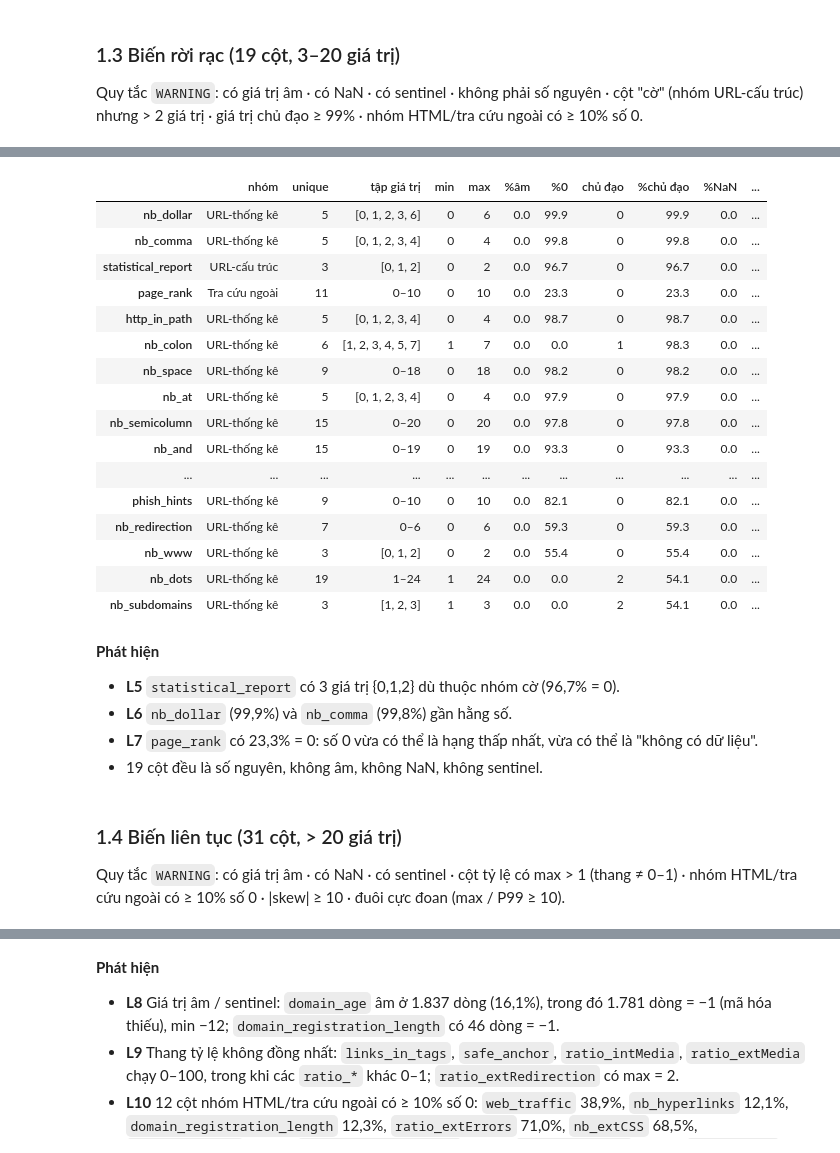
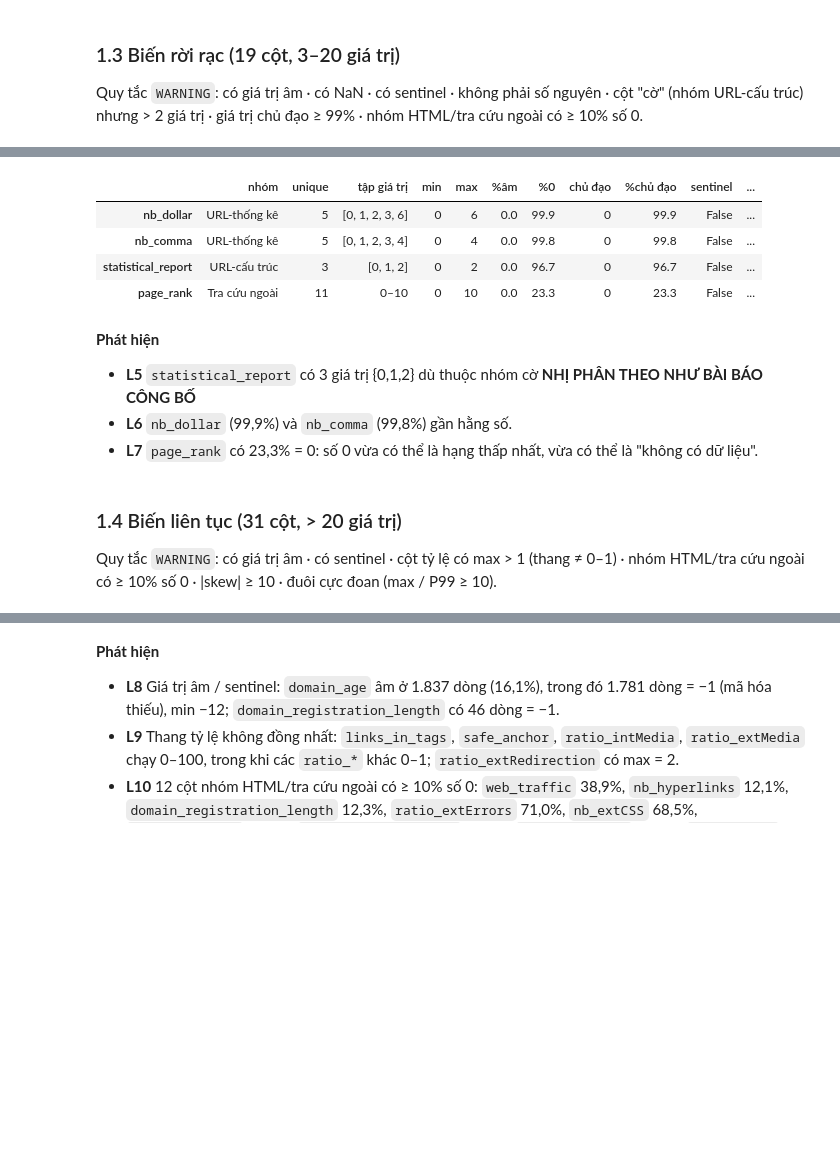
Before and after one commit to Meteor1238/optimization_algorithm_phishing_detection, a Jupyter notebook: notebooks/01_eda_dataset_B_05_2020.ipynb, the cells around one changed output, grey strips where cells are left out. Saved outputs shown, nothing was run; the diff lists cells and outputs as text; code cells hidden in the pictures; blank space fills up the shorter version.

```diff
--- a/notebooks/01_eda_dataset_B_05_2020.ipynb
+++ b/notebooks/01_eda_dataset_B_05_2020.ipynb
@@ -32,10 +32,6 @@ display(pd.Series({
   "Dòng trùng toàn bộ": int(df.duplicated().sum()),
   "URL trùng": int(df.url.duplicated().sum()),
   "Dòng trùng đặc trưng (bỏ url)": int(fe.duplicated().sum()),
-  "Host duy nhất": int(host.nunique()),
-  "Host có >1 URL / số dòng thuộc các host đó": f"{int((vc>1).sum())} / {int(vc[vc>1].sum())} ({vc[vc>1].sum()/len(df):.1%})",
-  "Host nhiều URL nhất": f"{vc.index[0]} ({vc.iloc[0]})",
-  "Host bị gán cả 2 nhãn": int(df.assign(host=host).groupby("host").status.nunique().gt(1).sum()),
 }, name="giá trị").to_frame())
 # %% [output]
 |  | giá trị |
@@ -76,26 +74,30 @@ display(pd.DataFrame({"số cột": kind.value_counts().sort_index(),
 Quy tắc `WARNING`: mã hóa khác {0,1} · lưu dạng float · có NaN · có sentinel (−1, −99, −999, 999, 9999...) · gần hằng số (giá trị thiểu số < 1%).
 # %%
 SENT = [-1, -99, -999, -9999, 999, 9999, 99999]
-def show(t):
-    paint = lambda v: "background-color:#ffd9b3" if v == "WARNING" else "background-color:#d9f2d9"
-    st = t.style.format(precision=1); (st.map if hasattr(st, "map") else st.applymap)(paint, subset=["status"])
-    print("OK:", int((t.status == "OK").sum()), "| WARNING:", int((t.status == "WARNING").sum())); display(st)
+
+def show(t, mode="WARNING"): # Có 3 mode là WARNING, OK, ALL. Mặc định là WARNING. Muốn in ra để xem chỉ số thì đổi mode lại
+    if mode != "ALL": t = t[t["status"] == mode]
+    paint = lambda v: "background-color: #c62828" if v == "WARNING" else "background-color: #1e8e3e"
+    st = t.style.format(precision=1)
+    (st.map if hasattr(st, "map") else st.applymap)(paint, subset=["status"])
+    display(st)
 
 b = nu[nu == 2].index
 B = pd.DataFrame({"nhóm": pd.Series(GROUP)[b], "dtype": X[b].dtypes.astype(str),
                   "tập giá trị": [str(sorted(X[c].unique().tolist())) for c in b],
                   "đúng {0,1}": [set(X[c].unique()) == {0, 1} for c in b],
-                  "%0": (X[b] == 0).mean()*100, "%1": (X[b] == 1).mean()*100, "%NaN": X[b].isna().mean()*100,
+                  "%0": (X[b] == 0).mean()*100, "%1": (X[b] == 1).mean()*100,
                   "sentinel": [bool(X[c].isin(SENT).any()) for c in b]})
-B["%thiểu số"] = B[["%0", "%1"]].min(axis=1); B["n thiểu số"] = (B["%thiểu số"]/100*len(X)).round().astype(int)
+B["%thiểu số"] = B[["%0", "%1"]].min(axis=1); B["số dòng thiểu số"] = (B["%thiểu số"]/100*len(X)).round().astype(int)
+
 def why(r):
     o = []
     if not r["đúng {0,1}"]: o.append("mã hóa ≠ {0,1}")
     if not r["dtype"].startswith("int"): o.append("lưu float")
-    if r["%NaN"] > 0: o.append("có NaN")
     if r.sentinel: o.append("có sentinel")
     if r["%thiểu số"] < 1: o.append("gần hằng số (<1%)")
     return "; ".join(o)
+
 B["ghi chú"] = B.apply(why, axis=1); B["status"] = np.where(B["ghi chú"] == "", "OK", "WARNING")
 show(B.sort_values("%thiểu số"))
 # %% [output]
@@ -130,19 +128,19 @@ D = pd.DataFrame({"nhóm": pd.Series(GROUP)[d], "unique": nu[d],
                   "tập giá trị": [str(sorted(X[c].unique().tolist())) if nu[c] <= 6 else f"{X[c].min():g}–{X[c].max():g}" for c in d],
                   "min": X[d].min(), "max": X[d].max(), "%âm": (X[d] < 0).mean()*100, "%0": (X[d] == 0).mean()*100,
                   "chủ đạo": X[d].apply(lambda s: s.value_counts().index[0]), "%chủ đạo": X[d].apply(lambda s: s.value_counts(normalize=True).iloc[0])*100,
-                  "%NaN": X[d].isna().mean()*100, "sentinel": [bool(X[c].isin(SENT).any()) for c in d],
+                  "sentinel": [bool(X[c].isin(SENT).any()) for c in d],
                   "số nguyên": [bool((X[c] % 1 == 0).all()) for c in d]})
-zero_sensitive = D.nhóm.isin(["HTML-liên kết", "HTML-nội dung", "Tra cứu ngoài"])
+
 def why(r):
     o = []
     if r["%âm"] > 0: o.append("có giá trị âm")
-    if r["%NaN"] > 0: o.append("có NaN")
     if r.sentinel: o.append("có sentinel")
     if not r["số nguyên"]: o.append("không nguyên")
     if r["nhóm"] == "URL-cấu trúc": o.append("cờ có >2 giá trị")
     if r["%chủ đạo"] >= 99: o.append("gần hằng số (≥99%)")
     if r["nhóm"] in ("HTML-liên kết", "HTML-nội dung", "Tra cứu ngoài") and r["%0"] >= 10: o.append("nhiều số 0 (nghi thiếu)")
     return "; ".join(o)
+
 D["ghi chú"] = D.apply(why, axis=1); D["status"] = np.where(D["ghi chú"] == "", "OK", "WARNING")
 show(D.sort_values(["status", "%chủ đạo"], ascending=[False, False]))
 # %% [output]
@@ -150,29 +147,16 @@ OK: 15 | WARNING: 4
-|  | nhóm | unique | tập giá trị | min | max | %âm | %0 | chủ đạo | %chủ đạo | %NaN | ... |
-| nb_dollar | URL-thống kê | 5 | [0, 1, 2, 3, 6] | 0 | 6 | 0.0 | 99.9 | 0 | 99.9 | 0.0 | ... |
-| nb_comma | URL-thống kê | 5 | [0, 1, 2, 3, 4] | 0 | 4 | 0.0 | 99.8 | 0 | 99.8 | 0.0 | ... |
-| statistical_report | URL-cấu trúc | 3 | [0, 1, 2] | 0 | 2 | 0.0 | 96.7 | 0 | 96.7 | 0.0 | ... |
-| page_rank | Tra cứu ngoài | 11 | 0–10 | 0 | 10 | 0.0 | 23.3 | 0 | 23.3 | 0.0 | ... |
-| http_in_path | URL-thống kê | 5 | [0, 1, 2, 3, 4] | 0 | 4 | 0.0 | 98.7 | 0 | 98.7 | 0.0 | ... |
-| nb_colon | URL-thống kê | 6 | [1, 2, 3, 4, 5, 7] | 1 | 7 | 0.0 | 0.0 | 1 | 98.3 | 0.0 | ... |
-| nb_space | URL-thống kê | 9 | 0–18 | 0 | 18 | 0.0 | 98.2 | 0 | 98.2 | 0.0 | ... |
-| nb_at | URL-thống kê | 5 | [0, 1, 2, 3, 4] | 0 | 4 | 0.0 | 97.9 | 0 | 97.9 | 0.0 | ... |
-| nb_semicolumn | URL-thống kê | 15 | 0–20 | 0 | 20 | 0.0 | 97.8 | 0 | 97.8 | 0.0 | ... |
-| nb_and | URL-thống kê | 15 | 0–19 | 0 | 19 | 0.0 | 93.3 | 0 | 93.3 | 0.0 | ... |
-| ... | ... | ... | ... | ... | ... | ... | ... | ... | ... | ... | ... |
-| phish_hints | URL-thống kê | 9 | 0–10 | 0 | 10 | 0.0 | 82.1 | 0 | 82.1 | 0.0 | ... |
-| nb_redirection | URL-thống kê | 7 | 0–6 | 0 | 6 | 0.0 | 59.3 | 0 | 59.3 | 0.0 | ... |
-| nb_www | URL-thống kê | 3 | [0, 1, 2] | 0 | 2 | 0.0 | 55.4 | 0 | 55.4 | 0.0 | ... |
-| nb_dots | URL-thống kê | 19 | 1–24 | 1 | 24 | 0.0 | 0.0 | 2 | 54.1 | 0.0 | ... |
-| nb_subdomains | URL-thống kê | 3 | [1, 2, 3] | 1 | 3 | 0.0 | 0.0 | 2 | 54.1 | 0.0 | ... |
+|  | nhóm | unique | tập giá trị | min | max | %âm | %0 | chủ đạo | %chủ đạo | sentinel | ... |
+| nb_dollar | URL-thống kê | 5 | [0, 1, 2, 3, 6] | 0 | 6 | 0.0 | 99.9 | 0 | 99.9 | False | ... |
+| nb_comma | URL-thống kê | 5 | [0, 1, 2, 3, 4] | 0 | 4 | 0.0 | 99.8 | 0 | 99.8 | False | ... |
+| statistical_report | URL-cấu trúc | 3 | [0, 1, 2] | 0 | 2 | 0.0 | 96.7 | 0 | 96.7 | False | ... |
+| page_rank | Tra cứu ngoài | 11 | 0–10 | 0 | 10 | 0.0 | 23.3 | 0 | 23.3 | False | ... |
 # %% [markdown]
 **Phát hiện**
-- **L5** `statistical_report` có 3 giá trị {0,1,2} dù thuộc nhóm cờ (96,7% = 0).
+- **L5** `statistical_report` có 3 giá trị {0,1,2} dù thuộc nhóm cờ **NHỊ PHÂN THEO NHƯ BÀI BÁO CÔNG BỐ**
 - **L6** `nb_dollar` (99,9%) và `nb_comma` (99,8%) gần hằng số.
 - **L7** `page_rank` có 23,3% = 0: số 0 vừa có thể là hạng thấp nhất, vừa có thể là "không có dữ liệu".
-- 19 cột đều là số nguyên, không âm, không NaN, không sentinel.
 # %% [markdown]
 ### 1.4 Biến liên tục (31 cột, > 20 giá trị)
-Quy tắc `WARNING`: có giá trị âm · có NaN · có sentinel · cột tỷ lệ có max > 1 (thang ≠ 0–1) · nhóm HTML/tra cứu ngoài có ≥ 10% số 0 · |skew| ≥ 10 · đuôi cực đoan (max / P99 ≥ 10).
+Quy tắc `WARNING`: có giá trị âm · có sentinel · cột tỷ lệ có max > 1 (thang ≠ 0–1) · nhóm HTML/tra cứu ngoài có ≥ 10% số 0 · |skew| ≥ 10 · đuôi cực đoan (max / P99 ≥ 10).
 # %%
 c = nu[nu > 20].index
 q1, q3 = X[c].quantile(.25), X[c].quantile(.75); iqr = q3 - q1
```
Also changed, not shown: parts of 19 cells of this notebook.
